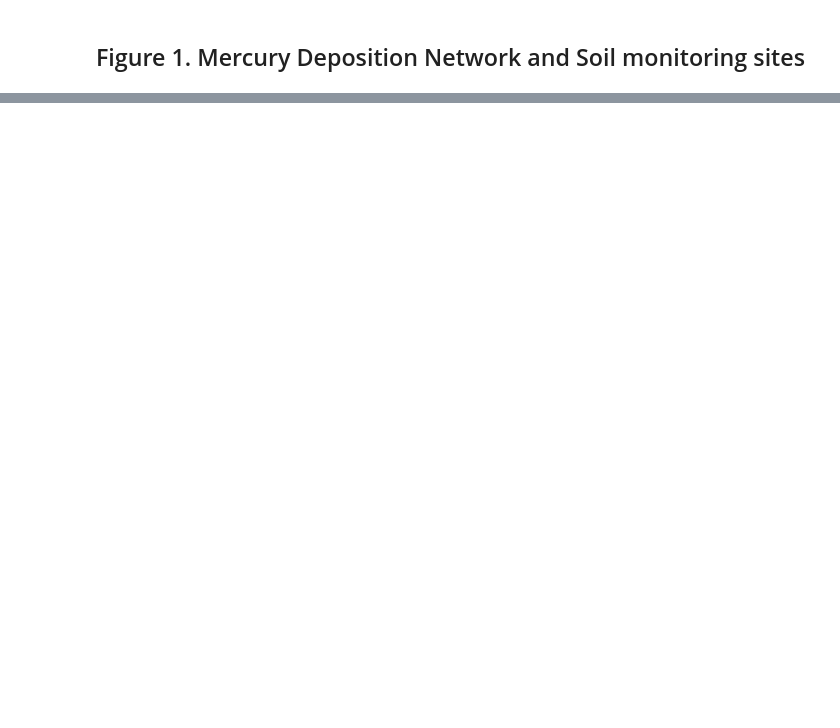
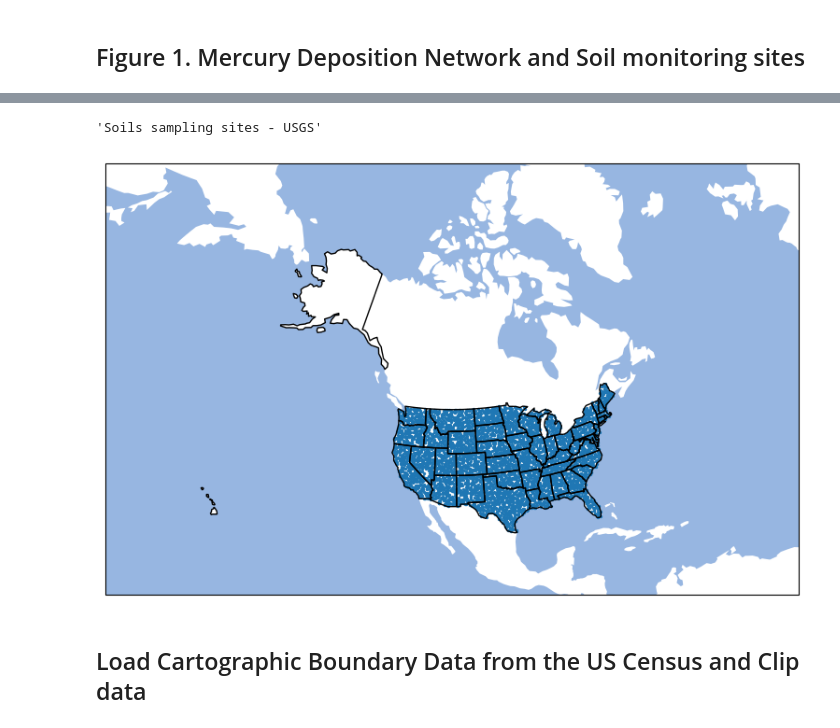
Before and after one commit to jangelamaya/rces-final-project, a Jupyter notebook: final_project.ipynb, the cells around one changed output, grey strips where cells are left out. Saved outputs shown, nothing was run; the diff lists cells and outputs as text; code cells hidden in the pictures; blank space fills up the shorter version.

```diff
--- a/final_project.ipynb
+++ b/final_project.ipynb
@@ -120,0 +158,8 @@ ax2.gridlines()
+# %%
+plot_us(Top5_i_gdf) #same plot as above
+('Soils sampling sites - USGS')
+# %% [output]
+'Soils sampling sites - USGS'
+[figure, added]
+# %% [markdown]
+## Load Cartographic Boundary Data from the US Census and Clip data
```
Also changed, not shown: parts of 29 cells of this notebook.
